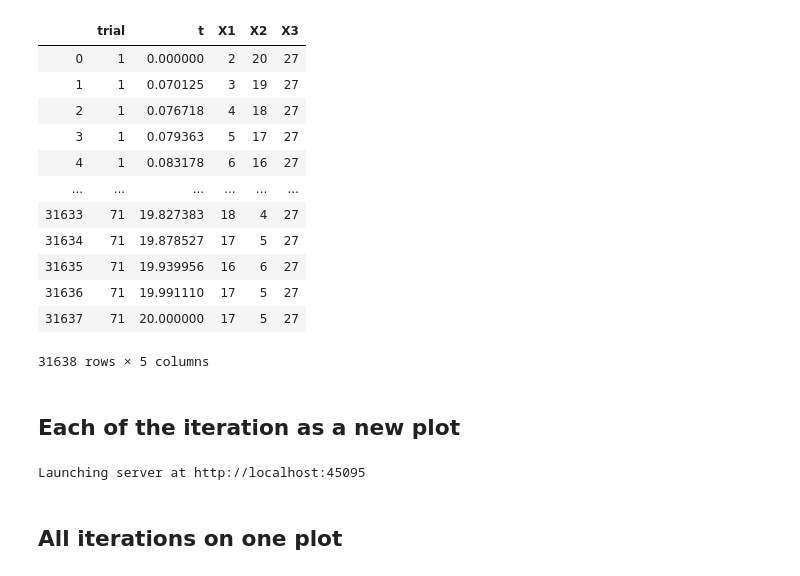
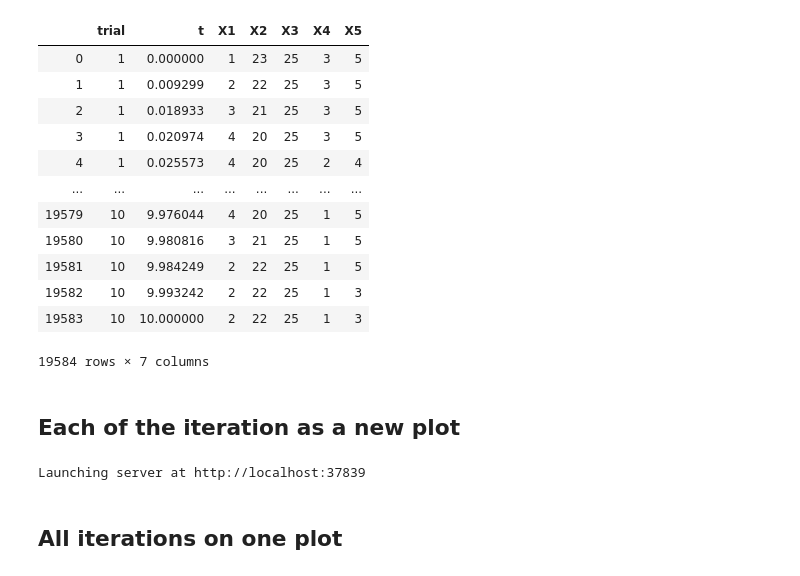
Before and after one commit to rsatwik/Science_of_Information_Statistics_and_Learning, a Jupyter notebook: python_post_simulation_analysis.ipynb, the cells around one changed output. Saved outputs shown, nothing was run; the diff lists cells and outputs as text; code cells hidden in the pictures.

```diff
--- a/python_post_simulation_analysis.ipynb
+++ b/python_post_simulation_analysis.ipynb
@@ -11,33 +11,35 @@ import random
 import time
 # %%
 data_df = pd.read_csv('simulation_results.csv')
+time_for_which_simulations_ran_in_csv = 10
+number_of_simulations_in_csv_file = 10
 data_df
 # %% [output]
-|  | trial | t | X1 | X2 | X3 |
-| 0 | 1 | 0.000000 | 2 | 20 | 27 |
-| 1 | 1 | 0.070125 | 3 | 19 | 27 |
-| 2 | 1 | 0.076718 | 4 | 18 | 27 |
-| 3 | 1 | 0.079363 | 5 | 17 | 27 |
-| 4 | 1 | 0.083178 | 6 | 16 | 27 |
-| ... | ... | ... | ... | ... | ... |
-| 31633 | 71 | 19.827383 | 18 | 4 | 27 |
-| 31634 | 71 | 19.878527 | 17 | 5 | 27 |
-| 31635 | 71 | 19.939956 | 16 | 6 | 27 |
-| 31636 | 71 | 19.991110 | 17 | 5 | 27 |
-| 31637 | 71 | 20.000000 | 17 | 5 | 27 |
+|  | trial | t | X1 | X2 | X3 | X4 | X5 |
+| 0 | 1 | 0.000000 | 1 | 23 | 25 | 3 | 5 |
+| 1 | 1 | 0.009299 | 2 | 22 | 25 | 3 | 5 |
+| 2 | 1 | 0.018933 | 3 | 21 | 25 | 3 | 5 |
+| 3 | 1 | 0.020974 | 4 | 20 | 25 | 3 | 5 |
+| 4 | 1 | 0.025573 | 4 | 20 | 25 | 2 | 4 |
+| ... | ... | ... | ... | ... | ... | ... | ... |
+| 19579 | 10 | 9.976044 | 4 | 20 | 25 | 1 | 5 |
+| 19580 | 10 | 9.980816 | 3 | 21 | 25 | 1 | 5 |
+| 19581 | 10 | 9.984249 | 2 | 22 | 25 | 1 | 5 |
+| 19582 | 10 | 9.993242 | 2 | 22 | 25 | 1 | 3 |
+| 19583 | 10 | 10.000000 | 2 | 22 | 25 | 1 | 3 |
-31638 rows × 5 columns
+19584 rows × 7 columns
 # %% [markdown]
 ## Each of the iteration as a new plot
 # %%
 data_temp = data_df[data_df.trial==1]
 temp = data_temp.hvplot(x='t', y='X1', kind='line', title=str(1), xlabel='x', ylabel='y',width=1300, height=600,grid=True) * data_temp.hvplot(x='t', y='X2', kind='line') * data_temp.hvplot(x='t', y='X3', kind='line')
 
-for i in range(2,72):
+for i in range(2,number_of_simulations_in_csv_file):
     data_temp = data_df[data_df.trial==i]
     temp += data_temp.hvplot(x='t', y='X1', kind='line', title=str(i), xlabel='x', ylabel='y',width=1300, height=600,grid=True) * data_temp.hvplot(x='t', y='X2', kind='line') * data_temp.hvplot(x='t', y='X3', kind='line')
 hvplot.show(temp)
 # %% [output]
-Launching server at http://localhost:45095
+Launching server at http://localhost:37839
 # %% [markdown]
 ## All iterations on one plot
 # %%
```
Also changed, not shown: parts of 10 cells of this notebook, 2 other files.
